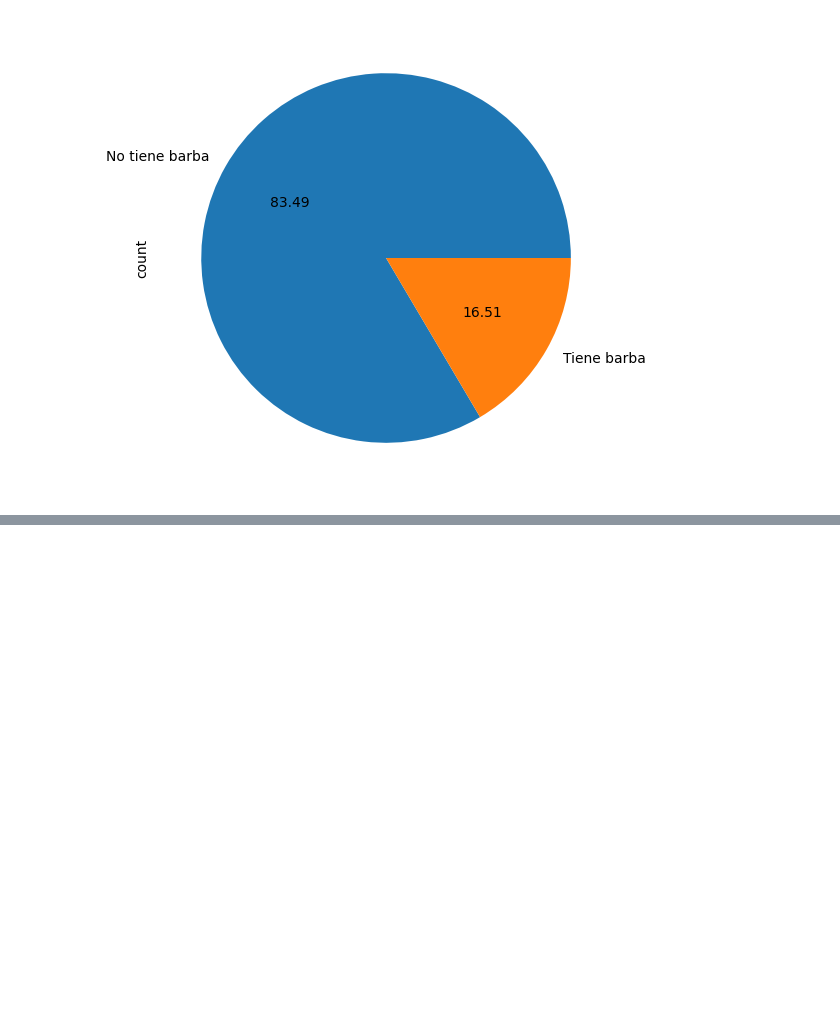
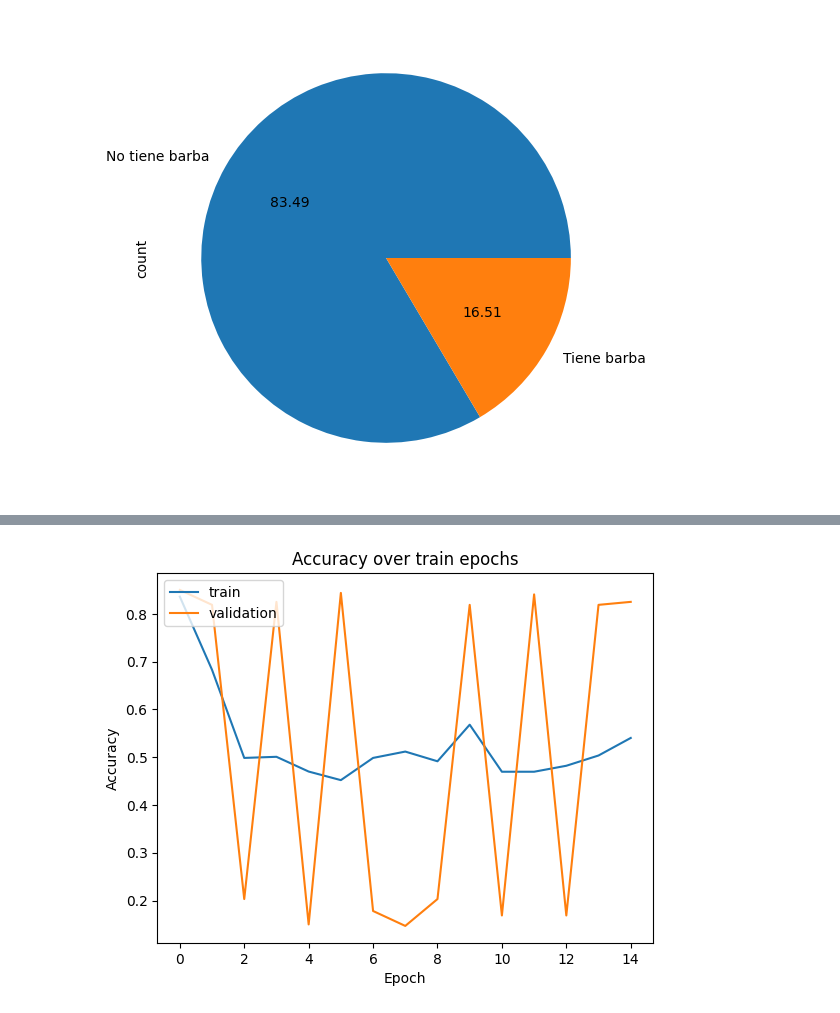
Before and after one commit to JuaniScha/TP_ML_Manero_Sabena_Schaberger, a Jupyter notebook: tp3_celebfaces.ipynb, the cells around one changed output, grey strips where cells are left out. Drawn from its saved outputs; the diff is of its cells as text; code cells hidden in the pictures; blank space fills up the shorter version.

```diff
--- a/tp3_celebfaces.ipynb
+++ b/tp3_celebfaces.ipynb
@@ -175,0 +395,4 @@ sample_images(test)
+# %%
+mlp_1_2.compile(**COMPILE_PARAMS) #tanh
+
+mlp_1_2.summary()
@@ -175,0 +417,6 @@ sample_images(test)
+# %%
+history_mlp_1_2 = mlp_1_2.fit(
+    train,
+    epochs=15,
+    **FIT_PARAMS
+)
@@ -175,0 +441,4 @@ sample_images(test)
+# %%
+learning_curve(history_mlp_1_2)
+# %% [output]
+[figure, added]
```
Also changed, not shown: parts of 83 cells of this notebook.
